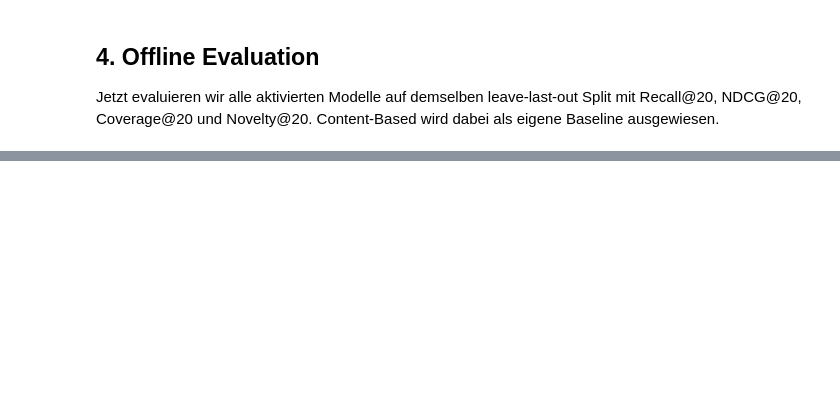
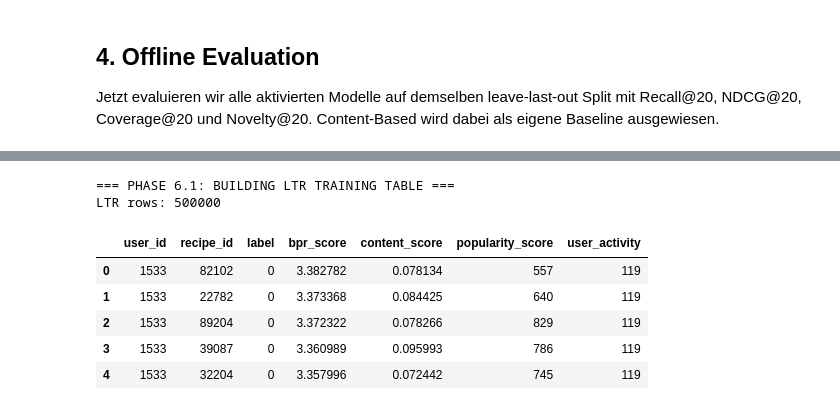
Before and after one commit to thukiy/recommended-systems, a Jupyter notebook: notebooks/02_baseline_evaluation.ipynb, the cells around one changed output, grey strips where cells are left out. Saved outputs shown, nothing was run; the diff lists cells and outputs as text; code cells hidden in the pictures; blank space fills up the shorter version.

```diff
--- a/notebooks/02_baseline_evaluation.ipynb
+++ b/notebooks/02_baseline_evaluation.ipynb
@@ -340,0 +485,71 @@ cheap high-recall retrieval first, precise ranking second.
+# %%
+print("\n=== PHASE 6.1: BUILDING LTR TRAINING TABLE ===")
+
+ltr_rows = []
+
+sample_users = test_users[:5000]
+
+for user in sample_users:
+
+    true_item = (
+        test_df[test_df["user_id"] == user]["recipe_id"]
+        .iloc[0]
+    )
+
+    user_hist = train_history.get(user, set())
+
+    # Candidate retrieval
+    candidates = hybrid_model.recommend(
+        user,
+        user_history=user_hist,
+        k=100
+    )
+
+    for item in candidates:
+
+        # Labels
+        label = int(item == true_item)
+
+        # --- Feature Engineering ---
+
+        # Popularity feature
+        popularity_score = pop_model.popularity_scores.get(item, 0)
+
+        # BPR score
+        bpr_score = bpr_model.score(user, item)
+
+        # Content similarity
+        content_score = content_model.score(user, item)
+
+        # User activity
+        user_activity = len(user_hist)
+
+        ltr_rows.append({
+            "user_id": user,
+            "recipe_id": item,
+            "label": label,
+
+            # interaction features
+            "bpr_score": bpr_score,
+            "content_score": content_score,
+
+            # item features
+            "popularity_score": popularity_score,
+
+            # user features
+            "user_activity": user_activity,
+        })
+
+ltr_df = pd.DataFrame(ltr_rows)
+
+print("LTR rows:", len(ltr_df))
+display(ltr_df.head())
+# %% [output]
+=== PHASE 6.1: BUILDING LTR TRAINING TABLE ===
+LTR rows: 500000
+|  | user_id | recipe_id | label | bpr_score | content_score | popularity_score | user_activity |
+| 0 | 1533 | 82102 | 0 | 3.382782 | 0.078134 | 557 | 119 |
+| 1 | 1533 | 22782 | 0 | 3.373368 | 0.084425 | 640 | 119 |
+| 2 | 1533 | 89204 | 0 | 3.372322 | 0.078266 | 829 | 119 |
+| 3 | 1533 | 39087 | 0 | 3.360989 | 0.095993 | 786 | 119 |
+| 4 | 1533 | 32204 | 0 | 3.357996 | 0.072442 | 745 | 119 |
```
Also changed, not shown: parts of 24 cells of this notebook, 6 other files.
